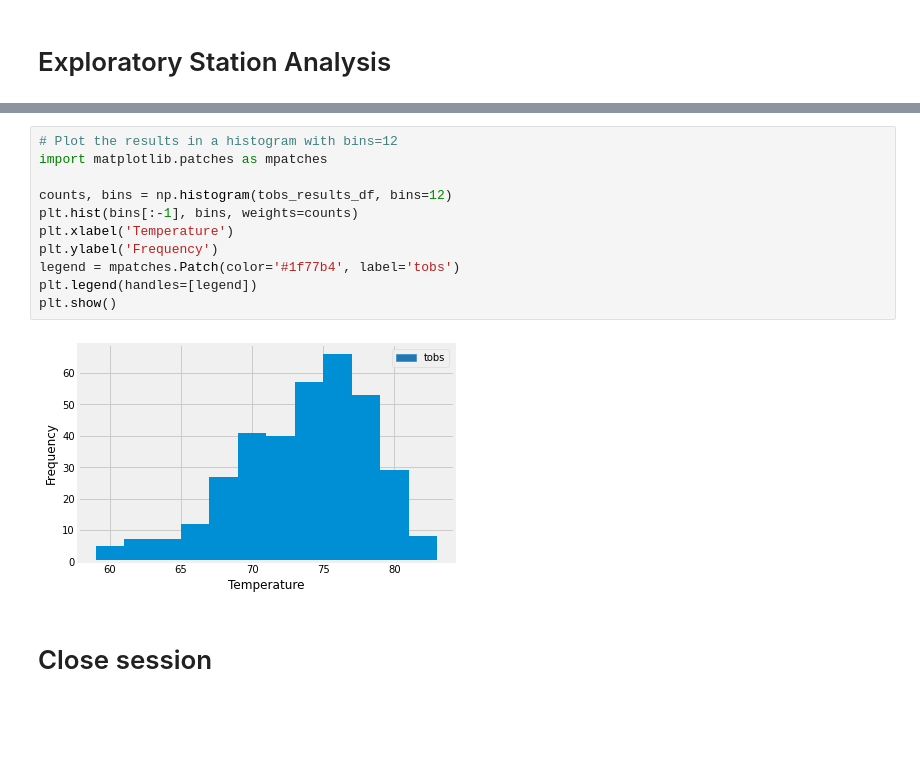
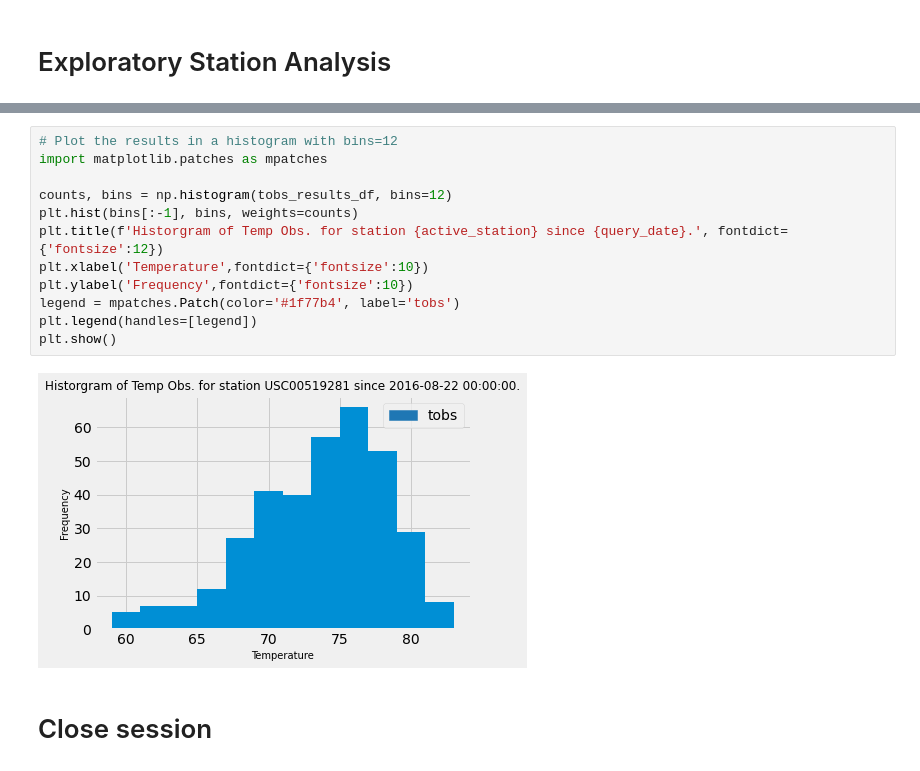
Before and after one commit to jcbates76/Precipitation_Analysis_SQLAlchemy, a Jupyter notebook: climate.ipynb, the cells around one changed output, grey strips where cells are left out. Drawn from its saved outputs; the diff is of its cells as text; blank space fills up the shorter version.

```diff
--- a/climate.ipynb
+++ b/climate.ipynb
@@ -197,16 +217,17 @@ tobs_results
 # %%
 # Plot the results in a histogram with bins=12
 import matplotlib.patches as mpatches
 
 counts, bins = np.histogram(tobs_results_df, bins=12)
 plt.hist(bins[:-1], bins, weights=counts)
-plt.xlabel('Temperature')
-plt.ylabel('Frequency')
+plt.title(f'Historgram of Temp Obs. for station {active_station} since {query_date}.', fontdict={'fontsize':12})
+plt.xlabel('Temperature',fontdict={'fontsize':10})
+plt.ylabel('Frequency',fontdict={'fontsize':10})
 legend = mpatches.Patch(color='#1f77b4', label='tobs')
 plt.legend(handles=[legend])
 plt.show()
 # %% [output]
-[figure, old version]
+[figure, new version]
 # %% [markdown]
 # Close session
 # %%
```
Also changed, not shown: parts of 7 cells of this notebook.
